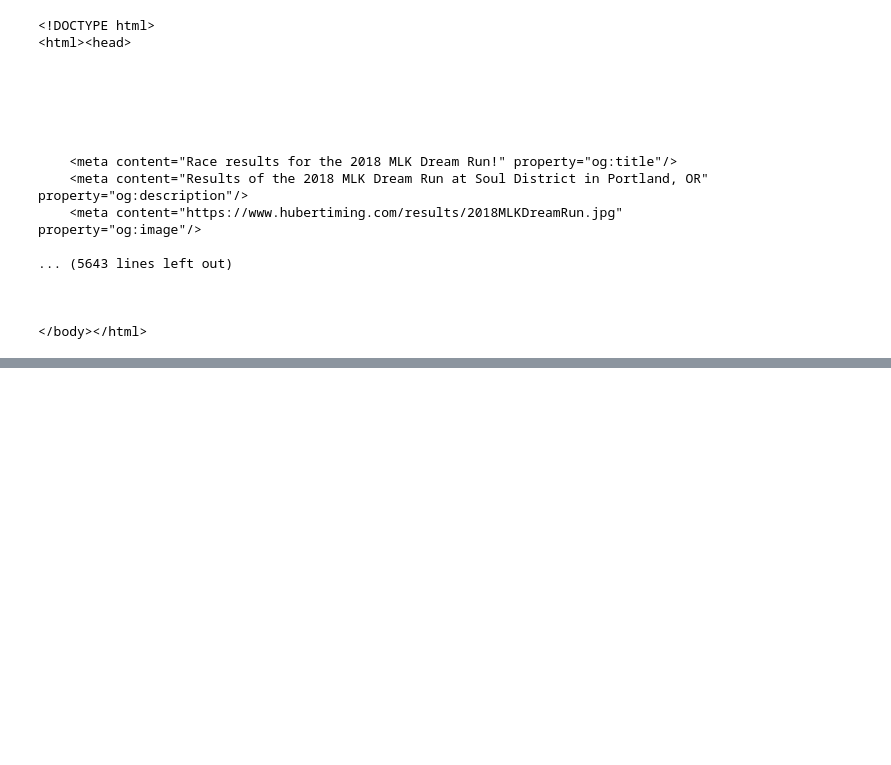
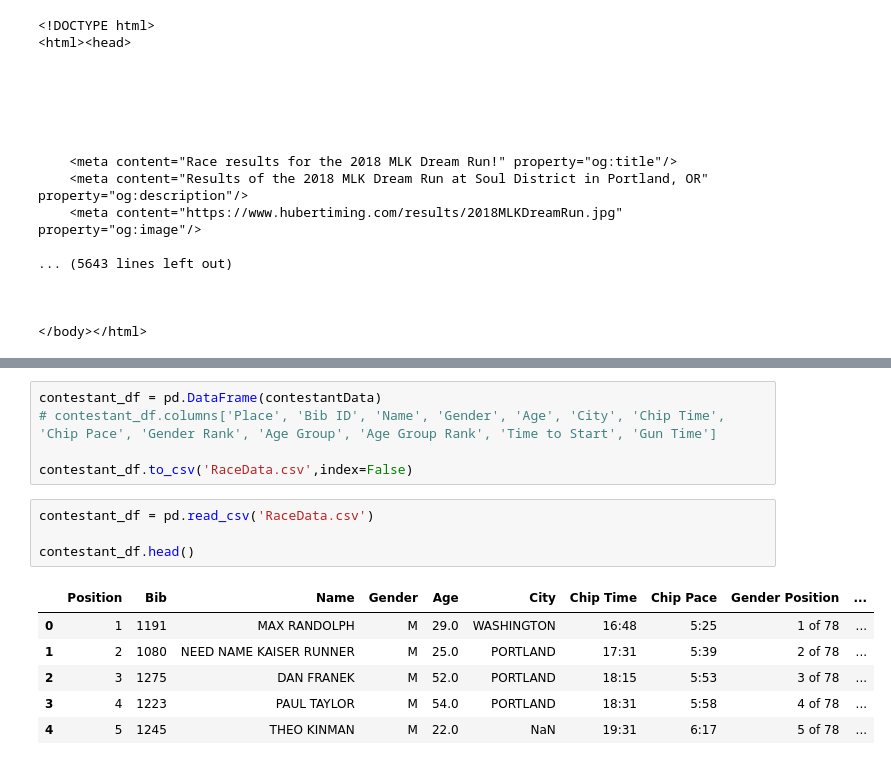
Before and after one commit to RndmCodeGuy20/Python-Development, a Jupyter notebook: Project/Web Scraping/Introduction_to_webscraping.ipynb, the cells around one changed output, grey strips where cells are left out. Cells and saved outputs as stored; diff of their text form; blank space fills up the shorter version.

```diff
--- a/Project/Web Scraping/Introduction_to_webscraping.ipynb
+++ b/Project/Web Scraping/Introduction_to_webscraping.ipynb
@@ -76,0 +172,16 @@ allRows[:2]
+# %%
+contestant_df = pd.DataFrame(contestantData)
+# contestant_df.columns['Place', 'Bib ID', 'Name', 'Gender', 'Age', 'City', 'Chip Time', 'Chip Pace', 'Gender Rank', 'Age Group', 'Age Group Rank', 'Time to Start', 'Gun Time']
+
+contestant_df.to_csv('RaceData.csv',index=False)
+# %%
+contestant_df = pd.read_csv('RaceData.csv')
+
+contestant_df.head()
+# %% [output]
+|  | Position | Bib | Name | Gender | Age | City | Chip Time | Chip Pace | Gender Position | ... |
+| 0 | 1 | 1191 | MAX RANDOLPH | M | 29.0 | WASHINGTON | 16:48 | 5:25 | 1 of 78 | ... |
+| 1 | 2 | 1080 | NEED NAME KAISER RUNNER | M | 25.0 | PORTLAND | 17:31 | 5:39 | 2 of 78 | ... |
+| 2 | 3 | 1275 | DAN FRANEK | M | 52.0 | PORTLAND | 18:15 | 5:53 | 3 of 78 | ... |
+| 3 | 4 | 1223 | PAUL TAYLOR | M | 54.0 | PORTLAND | 18:31 | 5:58 | 4 of 78 | ... |
+| 4 | 5 | 1245 | THEO KINMAN | M | 22.0 | NaN | 19:31 | 6:17 | 5 of 78 | ... |
```
Also changed, not shown: parts of 16 cells of this notebook, 3 other files.
